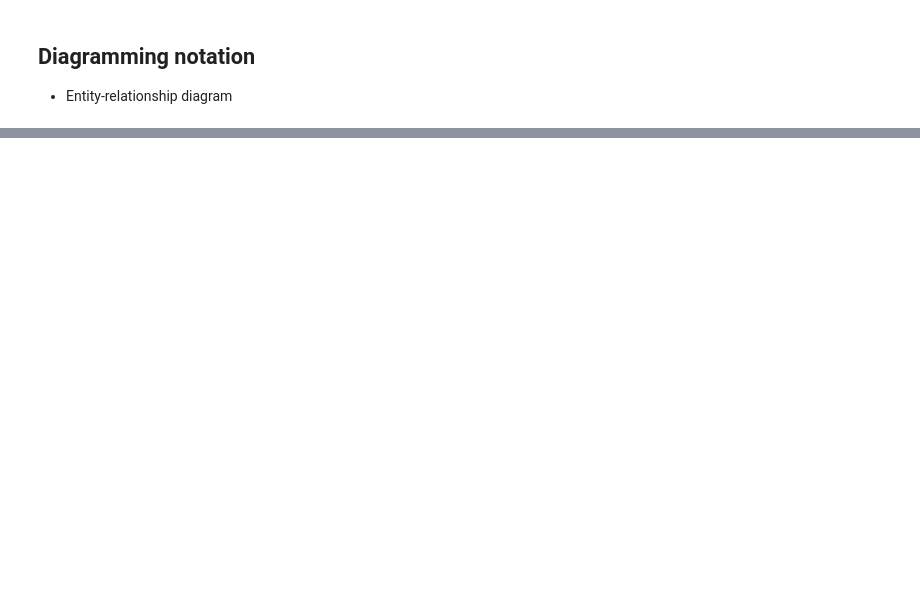
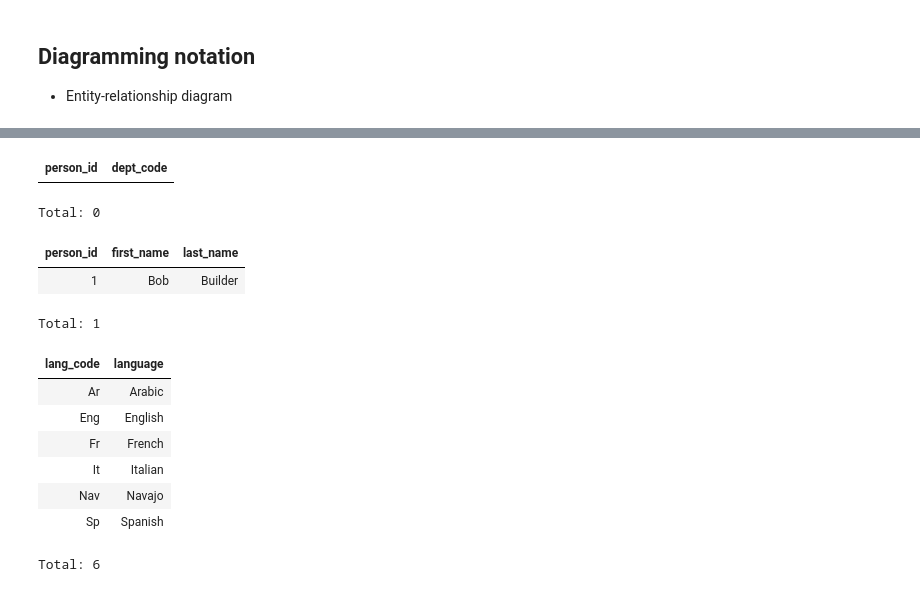
Before and after one commit to datajoint/datajoint-tutorials, a Jupyter notebook: db-course/003-ForeignKeys-DJ.ipynb, the cells around one changed output, grey strips where cells are left out. Drawn from its saved outputs; the diff is of its cells as text; code cells hidden in the pictures; blank space fills up the shorter version.

```diff
--- a/db-course/003-ForeignKeys-DJ.ipynb
+++ b/db-course/003-ForeignKeys-DJ.ipynb
@@ -42,0 +117,11 @@ class Person(dj.Manual):
+# %%
+Student()
+# %% [output]
+| person_id | dept_code |
+Total: 0
+# %%
+Person()
+# %% [output]
+| person_id | first_name | last_name |
+| 1 | Bob | Builder |
+Total: 1
@@ -57,4 +146,15 @@ class Language(dj.Lookup):
     ]
+# %%
+Language()
+# %% [output]
+| lang_code | language |
+| Ar | Arabic |
+| Eng | English |
+| Fr | French |
+| It | Italian |
+| Nav | Navajo |
+| Sp | Spanish |
+Total: 6
 # %%
 @schema
 class LanguageSkill(dj.Manual):
```
Also changed, not shown: parts of 20 cells of this notebook, 1 other file.
